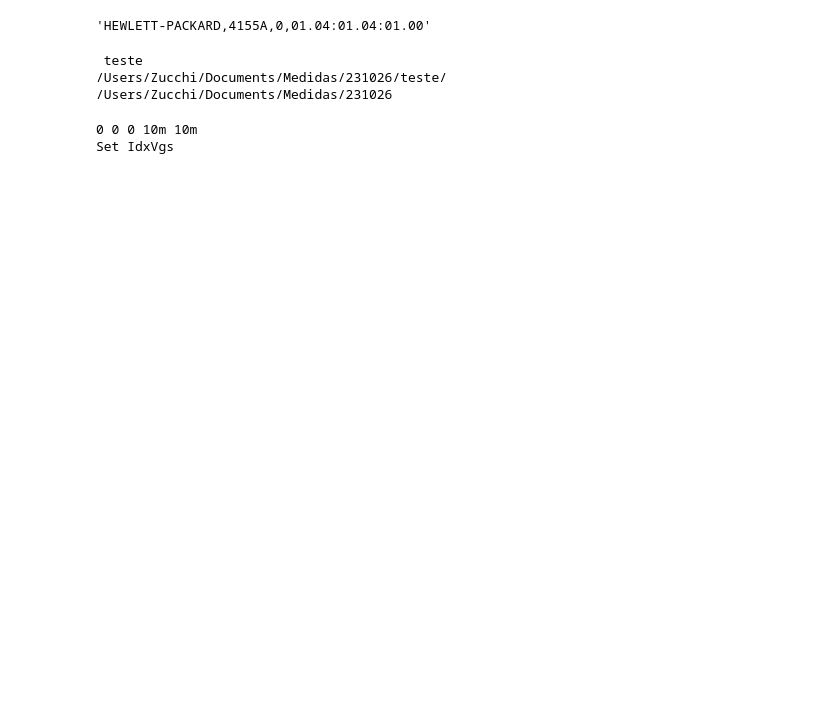
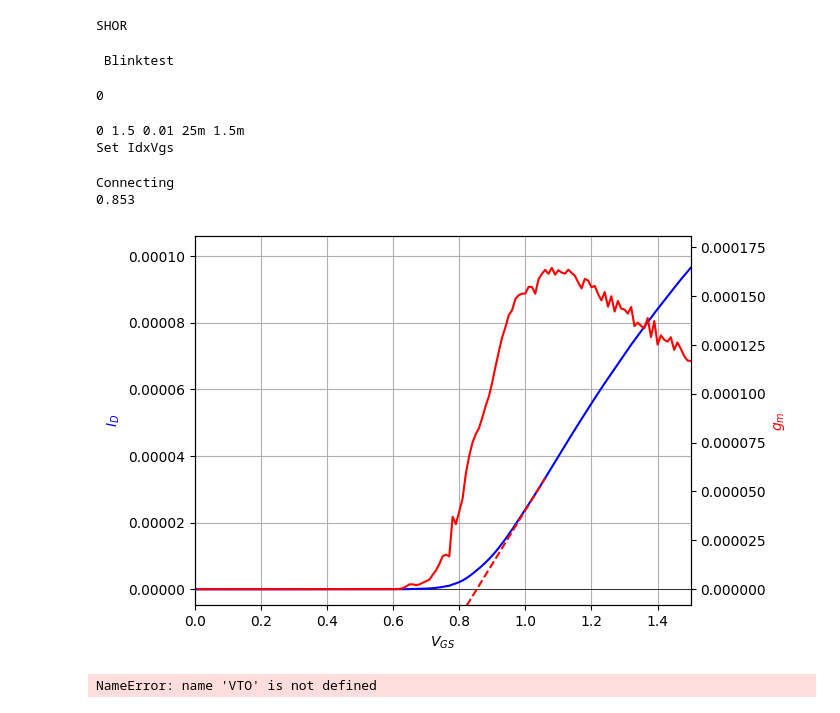
Before and after one commit to lszucchi/HPIB, a Jupyter notebook: Measure.ipynb, the cells around one changed output. Saved outputs shown, nothing was run; the diff lists cells and outputs as text; code cells hidden in the pictures; blank space fills up the shorter version.

```diff
--- a/Measure.ipynb
+++ b/Measure.ipynb
@@ -48,41 +51,63 @@ VP = {
     }
 # %%
-from HPIB4155 import *
-
-HP=HP4155(GPIBch)
+HP=HP4155(GPIBch, debug=False)
+HP.StopFlag=False
 
 HP.reset()
 
-HP.ask("*IDN?")
+HP.beep()
+
+print(HP.ask(":PAGE:MEAS:MSET:ITIM?"))
 # %% [output]
-'HEWLETT-PACKARD,4155A,0,01.04:01.04:01.00'
+SHOR
-# %%
-prefix=input()
-
-now=datetime.datetime.now().strftime('%y%m%d')
-
-path=f"/Users/Zucchi/Documents/Medidas/{now}/{prefix}/"
-
-if not os.path.isdir(path):
-    try: os.mkdir(path)
-    except:
-        os.mkdir(path.rsplit('/', 2)[0])
-        os.mkdir(path)
-# %% [output]
- teste
-/Users/Zucchi/Documents/Medidas/231026/teste/
-/Users/Zucchi/Documents/Medidas/231026
+# %%
+if False:
+    HP.SetDiode(-1.5, 1.5, 0.05)
+    HP.SetIntTime("SHOR")
+    HP.measure()
 # %%
 prefix=input()
 
-if VGS['enable']:
-    HP.SetVGS(VGS)
+now=datetime.datetime.now().strftime('%y%m%d')
 
-path=
+path=f"C:/Users/Zucchi-Note/Dropbox/Cryochip/Medidas/{now}/{prefix}/"
 
+if not os.path.isdir(path):
+    try: os.mkdir(path)
+    except:
+        os.mkdir(path.rsplit('/', 2)[0])
+        os.mkdir(path)
 
-
-HP.SingleSave(
+HP.SetIntTime("LONG")
 # %% [output]
-0 0 0 10m 10m
-Set IdxVgs
+ Blinktest
+0
+# %%
+if VGS['enable']:
+    HP.SetVGS(VGS)
+
+    now=datetime.datetime.now().strftime("%y%m%d %H%M%S")
+
+    plotp=f"{path}{HP.term}-{now}.csv"
+# %% [output]
+0 1.5 0.01 25m 1.5m
+Set IdxVgs
+# %%
+if VGS['enable']:
+    print("Connecting")
+    HP.SingleSave(plotp, timeout)
+    VTO=PlotVgs(plotp)
+    print(VTO)
+# %% [output]
+Connecting
+0.853
+[figure, added]
+# %%
+if VGS['enable']:
+    HP.SetVgs(0.3*VTO, 0.8*VTO, '5m', VGS['VD'], '1m')
+    HP.term='SubVt'
+    now=datetime.datetime.now().strftime("%y%m%d %H%M%S")
+
+    plotp=f"{path}{HP.term}-{now}.csv"
+# %% [output]
+NameError: name 'VTO' is not defined
```
Also changed, not shown: parts of 10 cells of this notebook, 3 other files.
